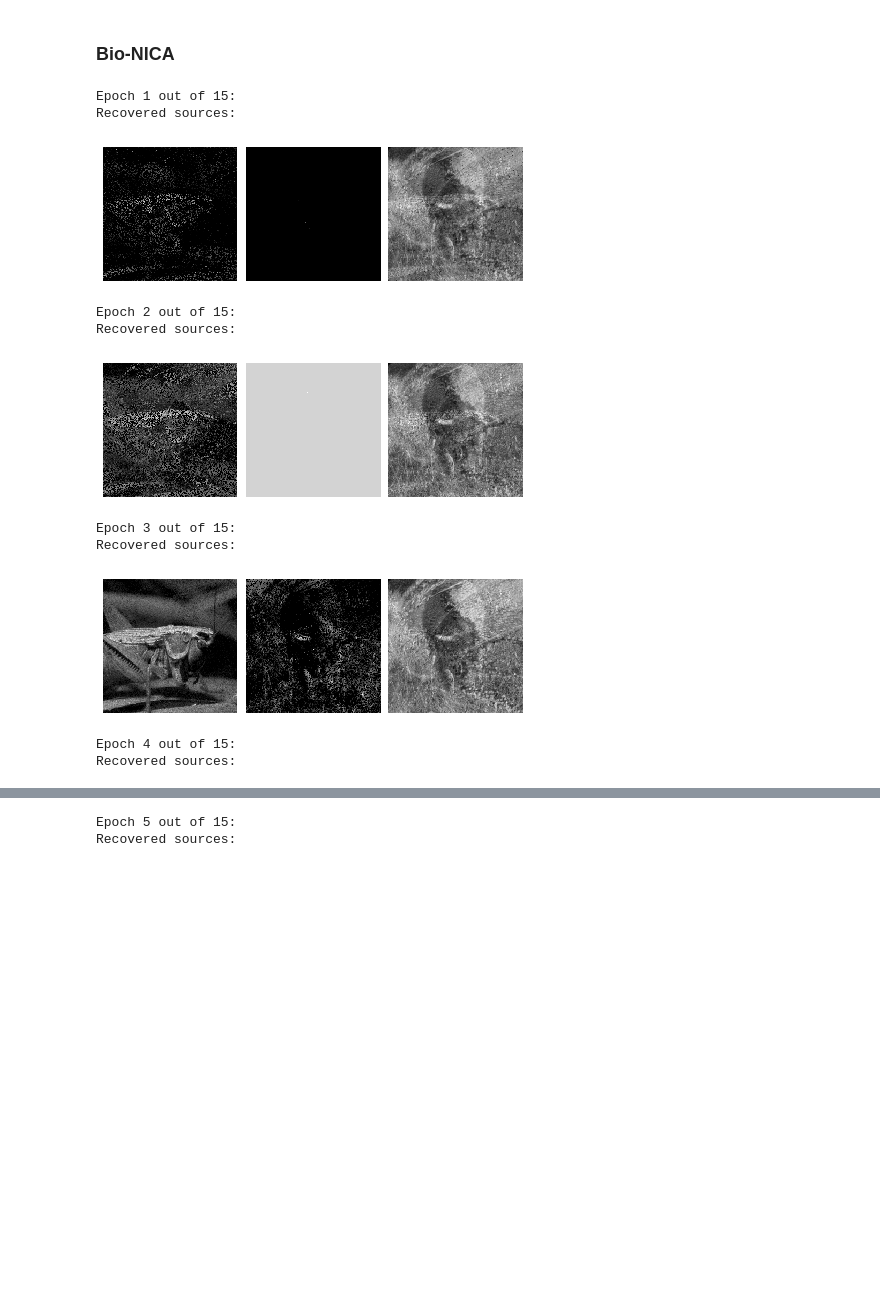
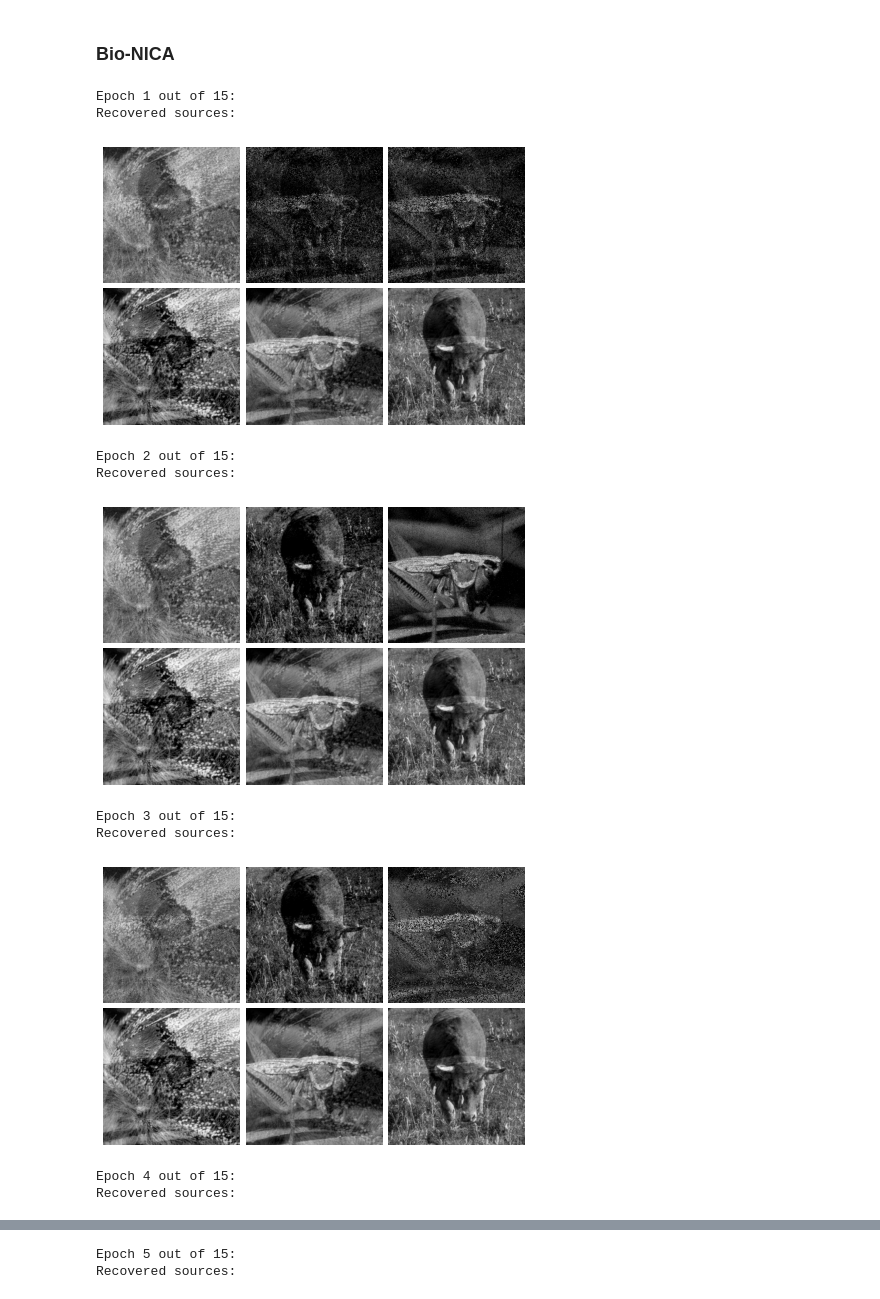
Before and after one commit to flatironinstitute/bio-nica, a Jupyter notebook: demo_image.ipynb, the cells around one changed output, grey strips where cells are left out. Saved outputs shown, nothing was run; the diff lists cells and outputs as text; code cells hidden in the pictures; blank space fills up the shorter version.

Commit message:
added second single layer bio-nica alg

```diff
--- a/demo_image.ipynb
+++ b/demo_image.ipynb
@@ -53,48 +53,57 @@ plt.show()
 epochs = 15; iters = epochs*samples
 # %%
 bionica = bio_nica(s_dim, x_dim, 'image')
+bionica_indirect = bio_nica_indirect(s_dim, x_dim, eta0=1e-3, decay=1e-4, tau=0.5)
 bionica_Y = np.zeros((s_dim,samples))
+bionica_Y_indirect = np.zeros((s_dim,samples))
 
 for i_epoch in range(epochs):
 
     print(f'Epoch {i_epoch+1} out of {epochs}:')
 
     idx = np.random.permutation(samples) # random permutation
 
     for i_sample in range(samples):
 
         x = X[:,idx[i_sample]]
         bionica_Y[:,i_sample] = bionica.fit_next(x)
+        bionica_Y_indirect[:,i_sample] = bionica_indirect.fit_next(x)
 
     print(f'Recovered sources:')
 
     # Compute the inverse of the random permutation:
 
     inv_idx = np.argsort(idx)
 
     Y = bionica_Y[:,inv_idx[:]]
+    Y_indirect = bionica_Y_indirect[:,inv_idx[:]]
 
     # Display recovered sources:
 
-    figure = plt.figure(figsize=(6,2))
+    figure = plt.figure(figsize=(6,4))
 
     for i in range(s_dim):
-        plt.subplot(1,s_dim,i+1)
+        plt.subplot(2,s_dim,i+1)
         plt.imshow(Y[i].reshape(252,252), cmap="gray")
+        plt.axis('off')
+
+    for i in range(s_dim):
+        plt.subplot(2,s_dim,s_dim+1+i)
+        plt.imshow(Y_indirect[i].reshape(252,252), cmap="gray")
         plt.axis('off')
 
     figure.tight_layout(pad=0.5)
 
     plt.show()
 # %% [output]
 Epoch 1 out of 15:
 Recovered sources:
-[figure, old version]
+[figure, new version]
 Epoch 2 out of 15:
 Recovered sources:
-[figure, old version]
+[figure, new version]
 Epoch 3 out of 15:
 Recovered sources:
-[figure, old version]
+[figure, new version]
 Epoch 4 out of 15:
 Recovered sources:
```
Also changed, not shown: parts of 3 cells of this notebook, 2 other files.
